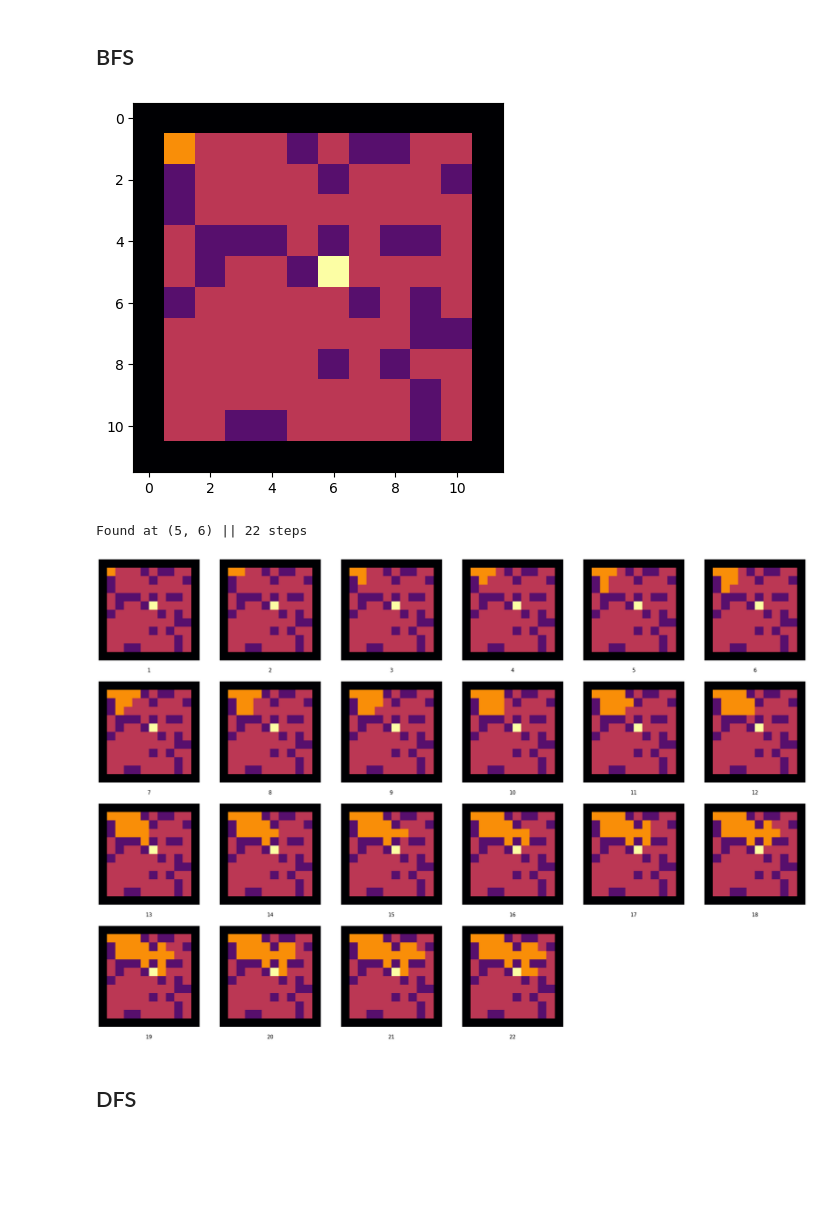
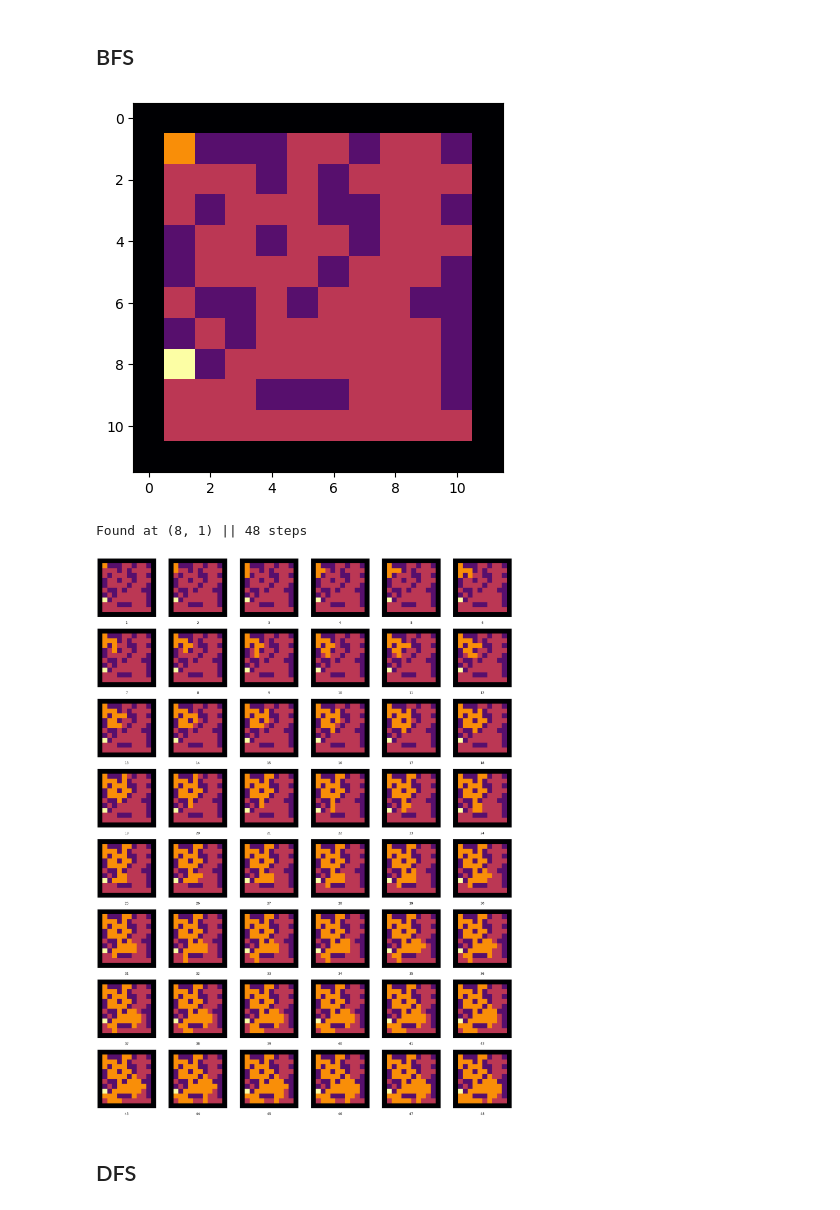
Before and after one commit to erenolg/BFS-DFS-Visualization, a Jupyter notebook: run.ipynb, the cells around one changed output. Saved outputs shown, nothing was run; the diff lists cells and outputs as text; code cells hidden in the pictures; blank space fills up the shorter version.

```diff
--- a/run.ipynb
+++ b/run.ipynb
@@ -7,19 +7,19 @@ from util.create_map import create_map
 # %% [markdown]
 ## BFS
 # %%
-map1 = create_map(10, 10, d=0.3, close=True)
+map1 = create_map(10, 10, d=0.4)
 map1.plot()
 # %% [output]
-[figure, old version]
+[figure, new version]
 # %%
 search = Search()
 progress = search.bfs(map1)
 # %% [output]
-Found at (5, 6) || 22 steps
+Found at (8, 1) || 48 steps
 # %%
 search.plot_progress(progress)
 # %% [output]
-[figure, old version]
+[figure, new version]
 # %% [markdown]
 ## DFS
 # %%
```
Also changed, not shown: parts of 3 cells of this notebook, 2 other files.
